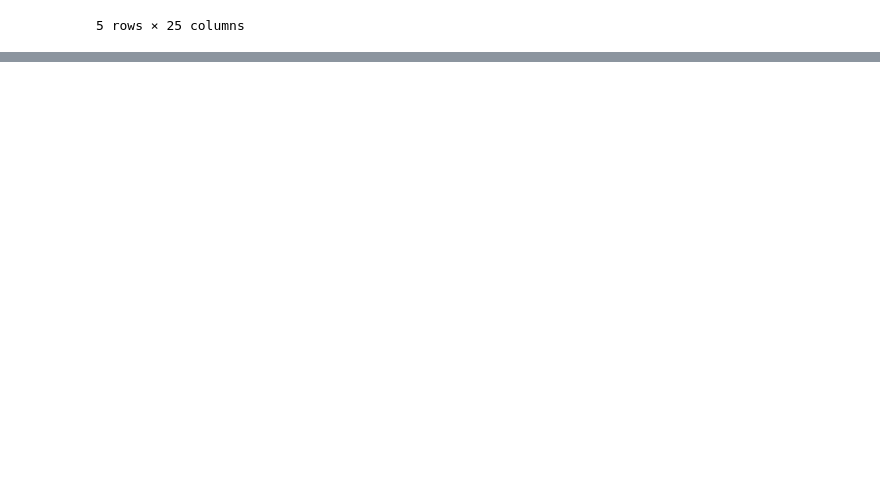
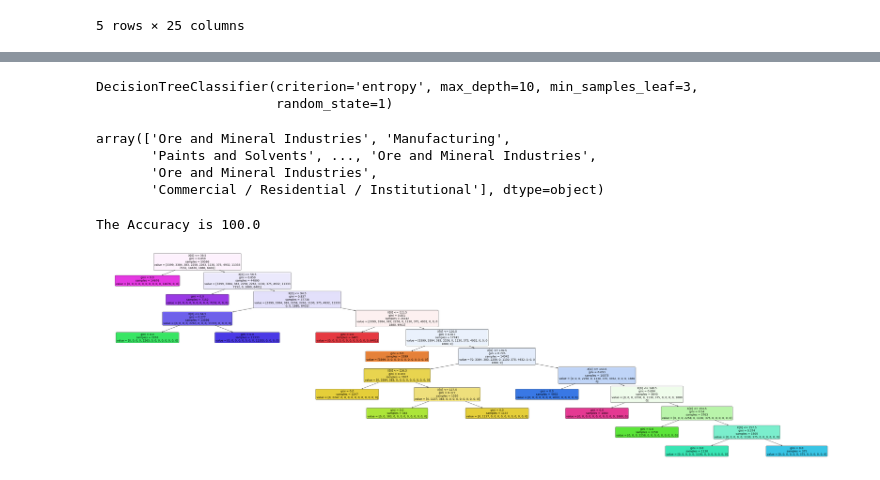
Before and after one commit to elizcorpuz/cind820project, a Jupyter notebook: cind820.ipynb, the cells around one changed output, grey strips where cells are left out. Saved outputs shown, nothing was run; the diff lists cells and outputs as text; code cells hidden in the pictures; blank space fills up the shorter version.

```diff
--- a/cind820.ipynb
+++ b/cind820.ipynb
@@ -550,0 +655,42 @@ array([[<AxesSubplot:title={'center':'TPM'}>,
+# %%
+#Decision Tree Classifier
+Xd = df3.values[ : , 0:1 & 3:]
+Yd = df3.values[ : , 2] #according to Source
+# %%
+X_train, X_test, y_train, y_test = train_test_split(Xd, Yd, test_size = 0.03333, random_state = 1)
+# %%
+tree_entropy = DecisionTreeClassifier(criterion = "entropy", random_state = 1, max_depth = 10,
+                                     min_samples_leaf = 3)
+tree_entropy.fit(X_train, y_train)
+# %% [output]
+DecisionTreeClassifier(criterion='entropy', max_depth=10, min_samples_leaf=3,
+                       random_state=1)
+# %%
+y_pred_en = tree_entropy.predict(X_test)
+y_pred_en
+# %% [output]
+array(['Ore and Mineral Industries', 'Manufacturing',
+       'Paints and Solvents', ..., 'Ore and Mineral Industries',
+       'Ore and Mineral Industries',
+       'Commercial / Residential / Institutional'], dtype=object)
+# %%
+print(("The Accuracy is"), accuracy_score(y_test, y_pred_en)*100)
+# %% [output]
+The Accuracy is 100.0
+# %%
+from sklearn.tree import plot_tree
+
+clf = DecisionTreeClassifier(max_depth=10, random_state = 1) #max_depth is maximum number of levels in the tree
+clf.fit(X_train, y_train)
+
+plt.figure(figsize=(70,20))
+a = plot_tree(clf,
+              filled=True,
+              rounded=True,
+              fontsize=14)
+
+#0 denotes that all elements belong to a certain class or if there exists only one class, and
+#1 denotes that the elements are randomly distributed across various classes.
+#0.5 denotes equally distributed elements into some classes.
+# %% [output]
+[figure, added]
```
Also changed, not shown: parts of 60 cells of this notebook.
